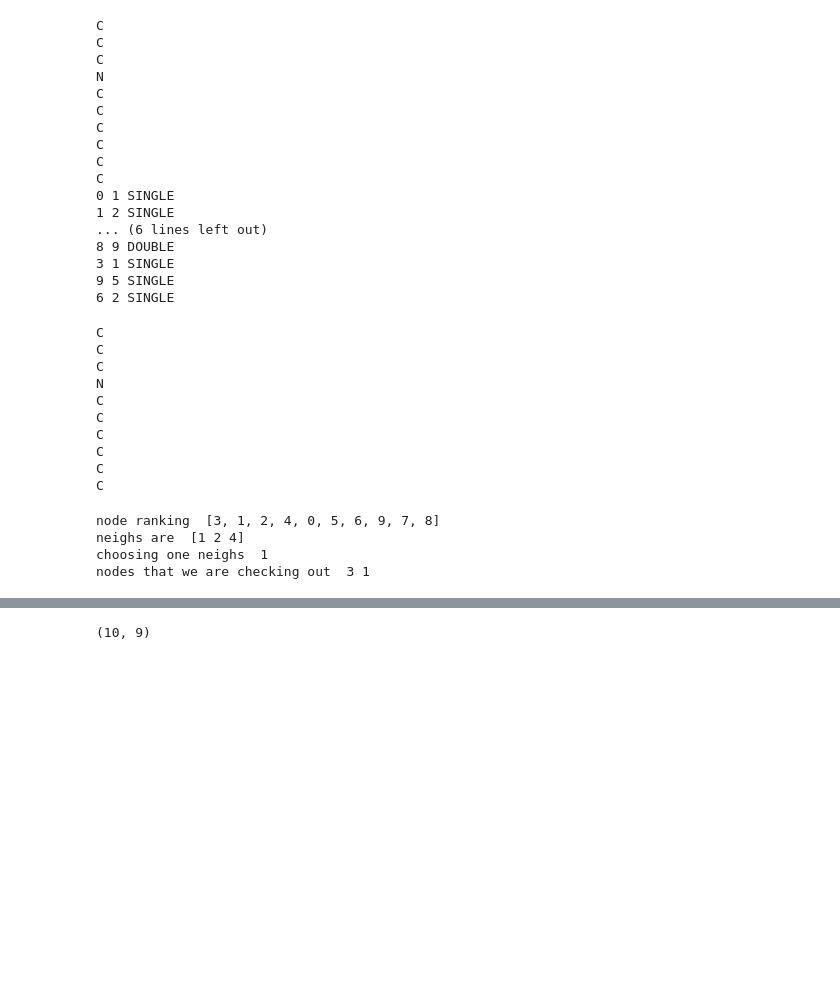
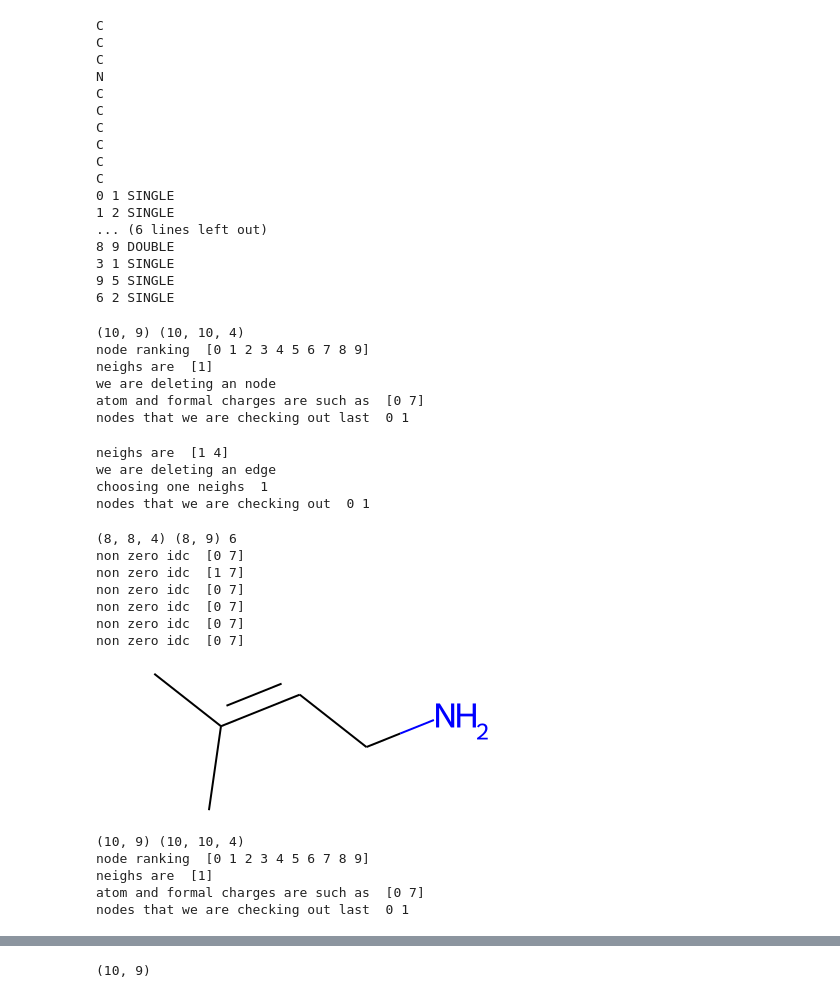
Before and after one commit to ashishgupta2598/GNN-moleculer-generation, a Jupyter notebook: Untitled1.ipynb, the cells around one changed output, grey strips where cells are left out. Cells and saved outputs as stored; diff of their text form; code cells hidden in the pictures; blank space fills up the shorter version.

```diff
--- a/Untitled1.ipynb
+++ b/Untitled1.ipynb
@@ -326,17 +379,45 @@ class MolecularGraph:
-# %%
-for i in mol.GetAtoms():
-    print(i.GetSymbol())
-# %% [output]
-C
-C
-C
-N
-C
-C
-C
-C
-C
-C
+# %%
+from copy import  deepcopy
+node_ranking = np.arange(10)
+
+for mol in molecule_set:
+    molecule = MolecularGraph(mol)
+    break
+nodes,edge = molecule.get_graph_state()
+print(nodes.shape,edge.shape)
+
+print("node ranking ",node_ranking)
+node_feat = deepcopy(nodes)
+edge_feat = deepcopy(edge)
+gh,adp = molecule.picking()
+# for i in mol.GetAtoms():
+#     print(i.GetSymbol())
+# %% [output]
+(10, 9) (10, 10, 4)
+node ranking  [0 1 2 3 4 5 6 7 8 9]
+neighs are  [1]
+we are deleting an node
+atom and formal charges are such as  [0 7]
+nodes that we are checking out last  0 1
+# %%
+gh,adp = molecule.picking()
+# %% [output]
+neighs are  [1 4]
+we are deleting an edge
+choosing one neighs  1
+nodes that we are checking out  0 1
+# %%
+print(molecule.edge_features.shape,molecule.node_features.shape, molecule.n_nodes)
+molecule.graph_to_mol1()
+# %% [output]
+(8, 8, 4) (8, 9) 6
+non zero idc  [0 7]
+non zero idc  [1 7]
+non zero idc  [0 7]
+non zero idc  [0 7]
+non zero idc  [0 7]
+non zero idc  [0 7]
+[figure, added]
 # %%
 def neighs_find(d_values):#dvalues should be 2d array.....
     d = np.sum(d_values,axis=1)
@@ -397,12 +478,22 @@ def picking(node_feat,edge_feat,node_ranking,etc=0):
         """
         return graph, apdtt
             #remove the node #remove that one bond
+from copy import  deepcopy
+node_ranking = np.arange(10)
+
+for mol in molecule_set:
+    molecule = MolecularGraph(mol)
+    break
+nodes,edge = molecule.get_graph_state()
+print(nodes.shape,edge.shape)
+
 print("node ranking ",node_ranking)
-node_feat = deepcopy(node_feato)
-edge_feat = deepcopy(edge_feato)
+node_feat = deepcopy(nodes)
+edge_feat = deepcopy(edge)
 gh,apdt = picking(node_feat,edge_feat,node_ranking)
 # %% [output]
-node ranking  [3, 1, 2, 4, 0, 5, 6, 9, 7, 8]
-neighs are  [1 2 4]
-choosing one neighs  1
-nodes that we are checking out  3 1
+(10, 9) (10, 10, 4)
+node ranking  [0 1 2 3 4 5 6 7 8 9]
+neighs are  [1]
+atom and formal charges are such as  [0 7]
+nodes that we are checking out last  0 1
```
Also changed, not shown: parts of 6 cells of this notebook, 6 other files.
